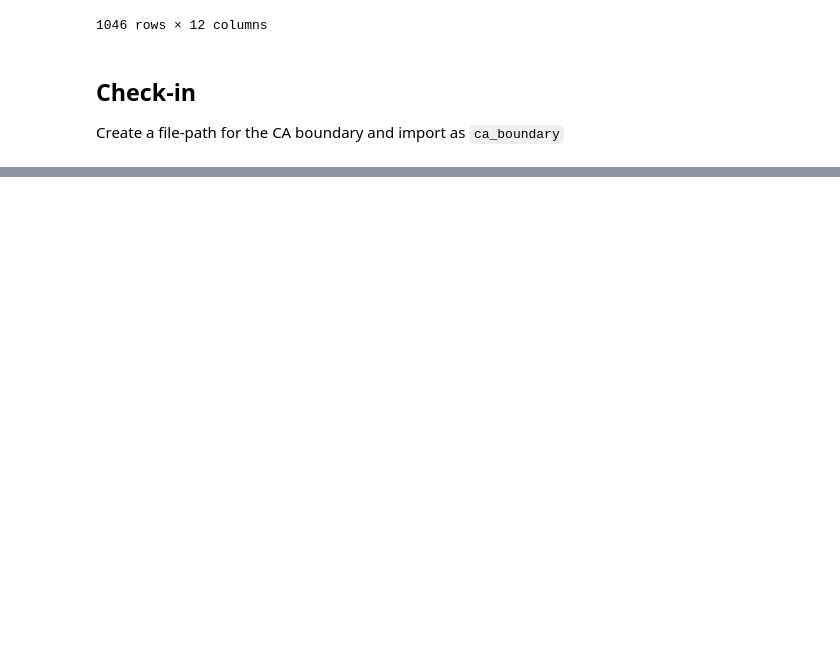
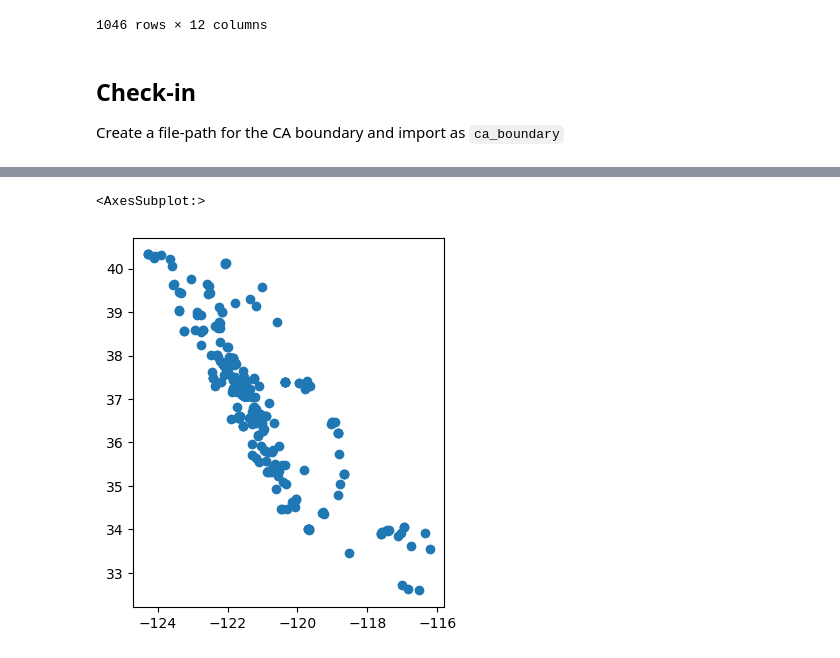
Before and after one commit to ceh58/eds220-2024-in-class, a Jupyter notebook: week4-geopandas.ipynb, the cells around one changed output, grey strips where cells are left out. Drawn from its saved outputs; the diff is of its cells as text; code cells hidden in the pictures; blank space fills up the shorter version.

```diff
--- a/week4-geopandas.ipynb
+++ b/week4-geopandas.ipynb
@@ -40,0 +205,9 @@ ca_boundary = gpd.read_file(fp2)
+# %%
+# Select data from 2020 onwards
+pigs_recent = pigs[pigs.year >= 2020]
+
+# Check length of original data frame
+print("total number of obs:", len(pigs))
+
+# Check length of new data frame
+print("number of obs since 2020:", len(pigs_recent))
@@ -40,0 +223,5 @@ ca_boundary = gpd.read_file(fp2)
+# %%
+pigs_recent.plot()
+# %% [output]
+<AxesSubplot:>
+[figure, added]
```
Also changed, not shown: parts of 26 cells of this notebook.
